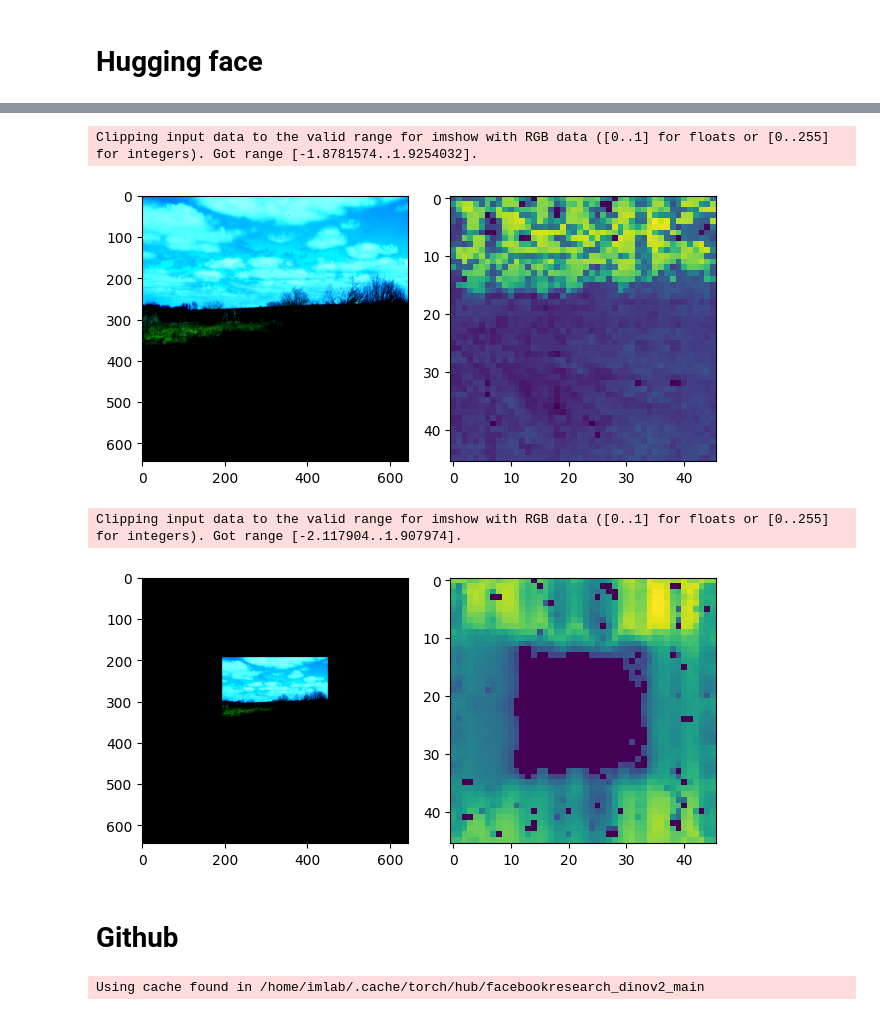
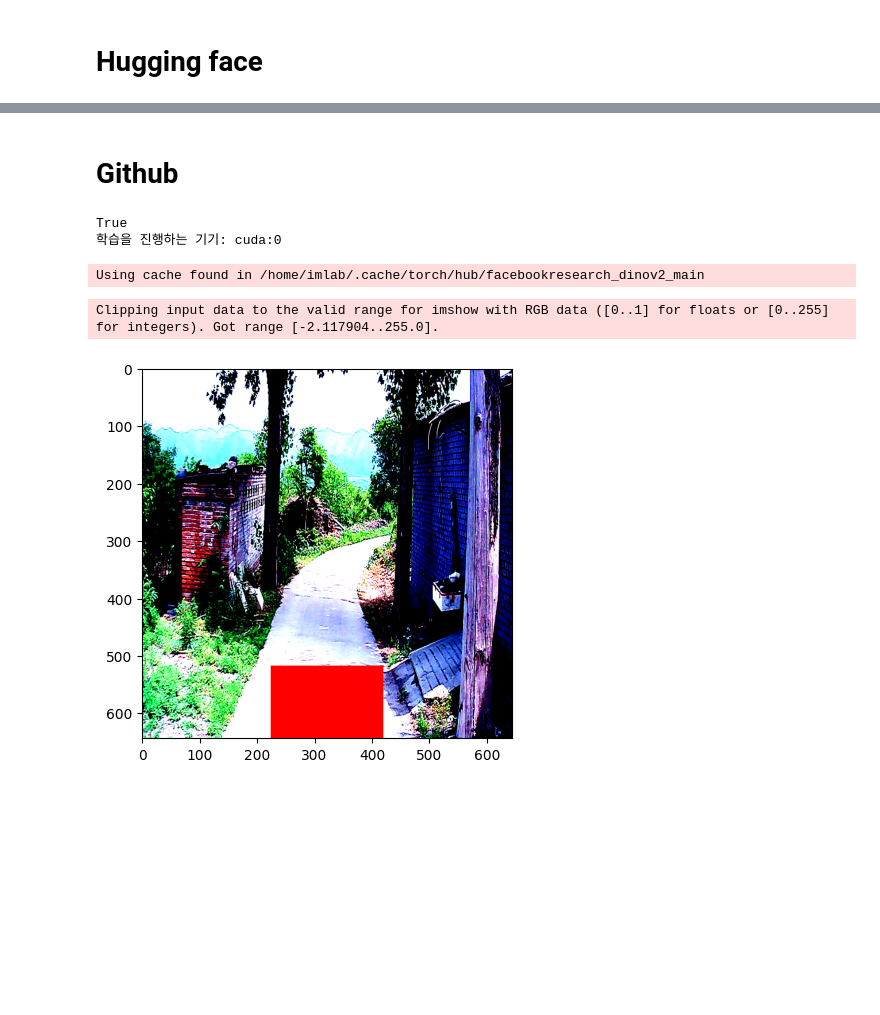
Before and after one commit to julio981007/drivable_area_research, a Jupyter notebook: dinov2.ipynb, the cells around one changed output, grey strips where cells are left out. Saved outputs shown, nothing was run; the diff lists cells and outputs as text; code cells hidden in the pictures; blank space fills up the shorter version.

```diff
--- a/dinov2.ipynb
+++ b/dinov2.ipynb
@@ -38,29 +29,3 @@ cosine_sim = np.dot(last_hidden_states[0].detach().numpy(), mean) / (norm(last_h
-# %%
-norm_cosine = cosine_sim/np.max(cosine_sim)
-
-plt.subplot(1,2,1)
-plt.imshow(inputs.pixel_values[0].permute(1,2,0))
-plt.subplot(1,2,2)
-plt.imshow(norm_cosine[1:].reshape((output_size, output_size)))
-# plt.colorbar()
-plt.tight_layout()
-plt.show()
-# %% [output]
-Clipping input data to the valid range for imshow with RGB data ([0..1] for floats or [0..255] for integers). Got range [-1.8781574..1.9254032].
-[figure, removed]
-# %%
-norm_cosine[np.where(norm_cosine<0.2)[0]] = 0
-
-plt.subplot(1,2,1)
-plt.imshow(inputs.pixel_values[0].permute(1,2,0))
-plt.subplot(1,2,2)
-plt.imshow(norm_cosine[1:].reshape((output_size, output_size)))
-# plt.colorbar()
-plt.tight_layout()
-plt.show()
-# %% [output]
-Clipping input data to the valid range for imshow with RGB data ([0..1] for floats or [0..255] for integers). Got range [-2.117904..1.907974].
-[figure, removed]
 # %% [markdown]
 # Github
 # %%
@@ -70,6 +35,15 @@ import sys
 
 os.environ["XFORMERS_DISABLED"] = "1" # Switch to enable xFormers
 
+USE_CUDA = torch.cuda.is_available()
+print(USE_CUDA)
+device = torch.device('cuda:0' if USE_CUDA else 'cpu')
+if device=="cuda": torch.cuda.empty_cache()
+print('학습을 진행하는 기기:',device)
+
 dinov2_vitg14 = torch.hub.load('facebookresearch/dinov2', 'dinov2_vitg14')
+# dinov2_vitg14.eval().to(device)
 # %% [output]
-Using cache found in /home/imlab/.cache/torch/hub/facebookresearch_dinov2_main
+True
+학습을 진행하는 기기: cuda:0
+Using cache found in /home/imlab/.cache/torch/hub/facebookresearch_dinov2_main
@@ -83,3 +66,39 @@ cosine_sim = np.dot(last_hidden_states[0].detach().numpy(), mean) / (norm(last_h
+# %%
+from numpy.linalg import norm
+
+# model_input = torch.tensor(inputs.pixel_values).to(device)
+model_input = inputs.pixel_values
+model_output = dinov2_vitg14.get_intermediate_layers(model_input)[0][0].detach().numpy()
+
+visualize=torch.permute(model_input[0], (1,2,0)).detach().numpy()
+tmp_img = visualize.copy()
+
+grid_size=14
+box_size = img_size // grid_size  # num of grid per row and column
+width_offset = 16
+
+# 이미지 자르기
+flatten_indices = []
+for i in range(box_size):
+    for j in range(box_size):
+        left = j * grid_size
+        upper = i * grid_size
+        right = left + grid_size
+        lower = upper + grid_size
+        # box = visualize[upper:lower, left:right, :]
+        # boxes.append(box)
+        if (box_size-9<=i<=box_size-1)&(box_size-width_offset-1>=j>=width_offset):
+            flatten_indices.append(i*box_size+j)
+            tmp_img[upper:lower, left:right] = np.array((255, 0, 0))
+
+plt.imshow(tmp_img)
+plt.show()
+
+mean = np.mean(model_output[flatten_indices], axis=0)
+cosine_sim = np.dot(model_output, mean) / (norm(model_output)*norm(mean))
+# %% [output]
+Clipping input data to the valid range for imshow with RGB data ([0..1] for floats or [0..255] for integers). Got range [-2.117904..255.0].
+[figure, added]
 # %%
 norm_cosine = cosine_sim/np.max(cosine_sim)
 
```
Also changed, not shown: parts of 14 cells of this notebook, 3 other files.
